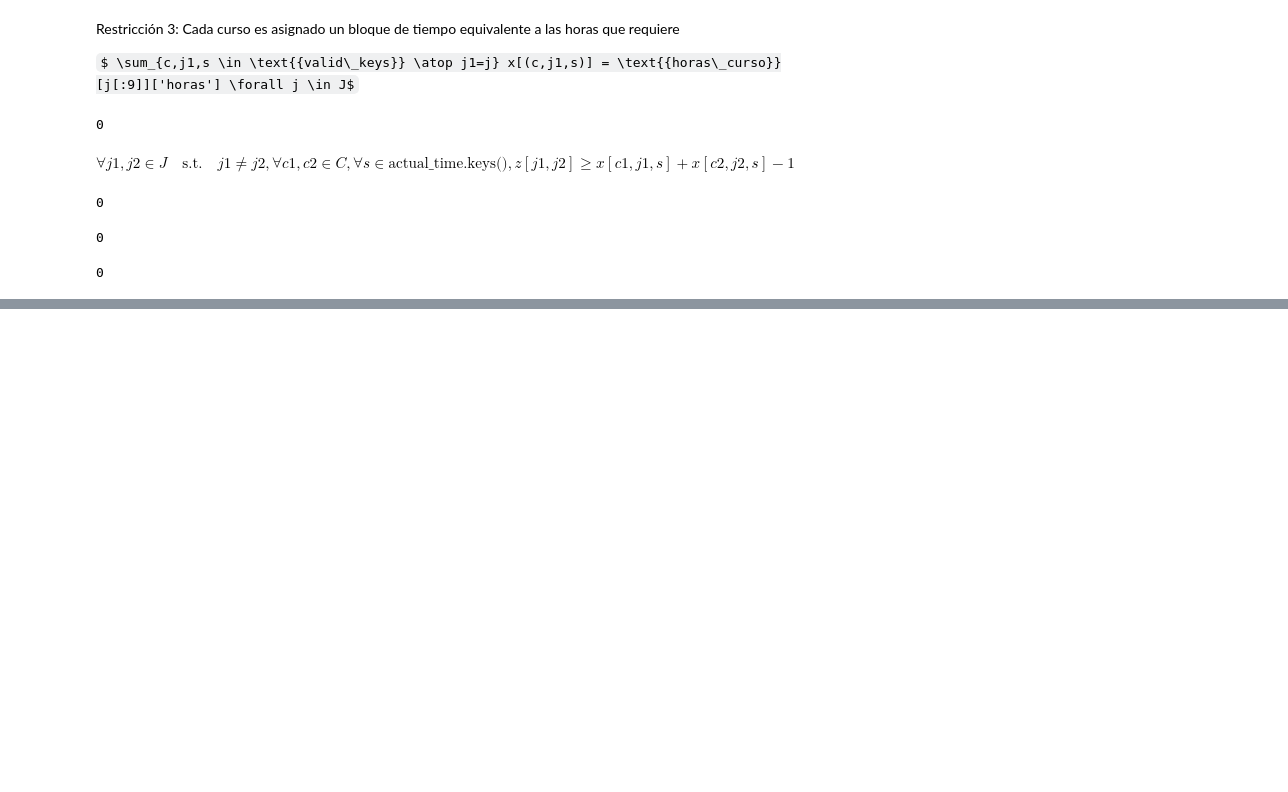
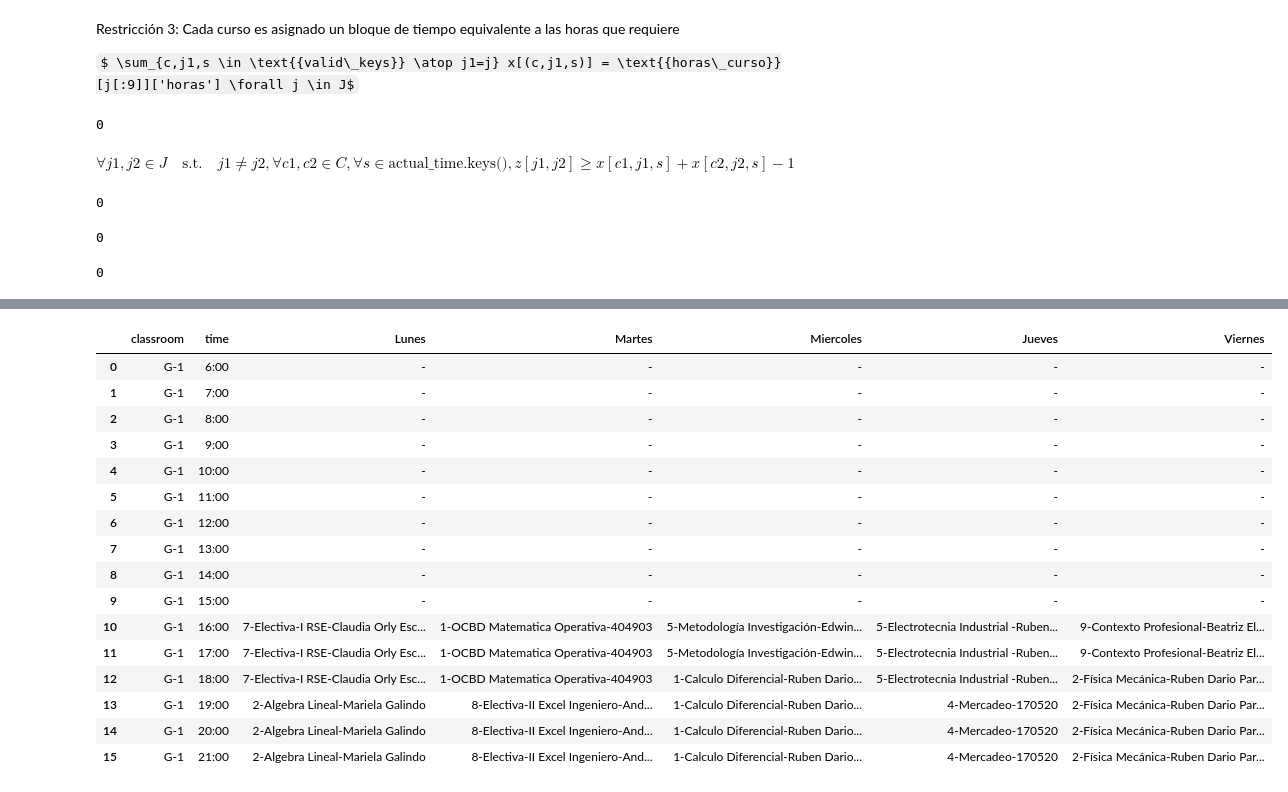
Before and after one commit to fabian-castano/timetabling_upb, a Jupyter notebook: simplified_model.ipynb, the cells around one changed output, grey strips where cells are left out. Cells and saved outputs as stored; diff of their text form; code cells hidden in the pictures; some formulas as TeX source; blank space fills up the shorter version.

```diff
--- a/simplified_model.ipynb
+++ b/simplified_model.ipynb
@@ -35,6 +35,8 @@ pairs=allocations['ensembles']
 teachers=set([int(t) for t in teachers])
 groups=set([g for g in groups])
 pairs=[(int(p[0]) ,p[1]) for p in pairs]
+# %%
+pairs_dict={j:i for i,j in pairs}
 # %%
 courses_by_teacher={}
 for p in pairs:
@@ -119,12 +136,23 @@ for j1,j2 in product(J,J):
     same_teacher[(j1,j2)]=0
     if j1[:9]==j2[:9]:
         same_course[(j1,j2)]=1
-    delta_semestre[(j1,j2)]=abs(ubicacion_semestral[j1[:9]]["Semestre"]-ubicacion_semestral[j2[:9]]["Semestre"])
+    delta_semestre[(j1,j2)]=9-abs(ubicacion_semestral[j1[:9]]["Semestre"]-ubicacion_semestral[j2[:9]]["Semestre"])
 
+sets_of_courses=[]
 for p in pairs:
     for p2 in pairs:
         if p[0]==p2[0]:
             same_teacher[(p[1],p2[1])]=1
+            sets_of_courses.append(set([p[1],p2[1]]))
+# merge sets of courses when they have a common course
+for i in range(len(sets_of_courses)):
+    for j in range(i+1,len(sets_of_courses)):
+        if len(sets_of_courses[i].intersection(sets_of_courses[j]))>0:
+            sets_of_courses[i]=sets_of_courses[i].union(sets_of_courses[j])
+            sets_of_courses[j]=set()
+# remove empty sets
+sets_of_courses=[s for s in sets_of_courses if len(s)>0]
+
 
 # course and time slot compatibility
 time_compatibility={}
@@ -319,0 +393,47 @@ la clase Fundamentos_Computación se imparte en un salón tipo  C en el horario
+# %%
+import pandas as pd
+list_dfs=[]
+# present the actual time data as an square matrix
+for sal in required_classrooms_by_tipe.keys():
+    for slot in range(1,required_classrooms_by_tipe[sal]+1):
+        sal_name=str(sal)+'-'+str(slot)
+
+
+        df=[]
+
+        for h in range(DAY_LENGTH):
+            df_line=[sal_name]
+            df_line.append(str(h+6)+':00')
+            for d in DAYS:
+                #print(schedule_grid[sal_name].keys())
+                if sal_name in schedule_grid.keys() and (d,str(h+6)+':00') in schedule_grid[sal_name].keys() and schedule_grid[sal_name][(d,str(h+6)+':00')] is not None:
+                    df_line.append(schedule_grid[sal_name][(d,str(h+6)+':00')].replace('_',' '))
+                else:
+                    df_line.append("-")
+
+            df.append(df_line)
+        df=pd.DataFrame(df,columns=["classroom",'time']+DAYS)
+        # save to an excel file app
+        list_dfs.append(df)
+        display(df)
+
+df=pd.concat(list_dfs)
+df.to_excel("schedule.xlsx",index=False)
+# %% [output]
+|  | classroom | time | Lunes | Martes | Miercoles | Jueves | Viernes |
+| 0 | G-1 | 6:00 | - | - | - | - | - |
+| 1 | G-1 | 7:00 | - | - | - | - | - |
+| 2 | G-1 | 8:00 | - | - | - | - | - |
+| 3 | G-1 | 9:00 | - | - | - | - | - |
+| 4 | G-1 | 10:00 | - | - | - | - | - |
+| 5 | G-1 | 11:00 | - | - | - | - | - |
+| 6 | G-1 | 12:00 | - | - | - | - | - |
+| 7 | G-1 | 13:00 | - | - | - | - | - |
+| 8 | G-1 | 14:00 | - | - | - | - | - |
+| 9 | G-1 | 15:00 | - | - | - | - | - |
+| 10 | G-1 | 16:00 | 7-Electiva-I RSE-Claudia Orly Esc... | 1-OCBD Matematica Operativa-404903 | 5-Metodología Investigación-Edwin... | 5-Electrotecnia Industrial -Ruben... | 9-Contexto Profesional-Beatriz El... |
+| 11 | G-1 | 17:00 | 7-Electiva-I RSE-Claudia Orly Esc... | 1-OCBD Matematica Operativa-404903 | 5-Metodología Investigación-Edwin... | 5-Electrotecnia Industrial -Ruben... | 9-Contexto Profesional-Beatriz El... |
+| 12 | G-1 | 18:00 | 7-Electiva-I RSE-Claudia Orly Esc... | 1-OCBD Matematica Operativa-404903 | 1-Calculo Diferencial-Ruben Dario... | 5-Electrotecnia Industrial -Ruben... | 2-Física Mecánica-Ruben Dario Par... |
+| 13 | G-1 | 19:00 | 2-Algebra Lineal-Mariela Galindo | 8-Electiva-II Excel Ingeniero-And... | 1-Calculo Diferencial-Ruben Dario... | 4-Mercadeo-170520 | 2-Física Mecánica-Ruben Dario Par... |
+| 14 | G-1 | 20:00 | 2-Algebra Lineal-Mariela Galindo | 8-Electiva-II Excel Ingeniero-And... | 1-Calculo Diferencial-Ruben Dario... | 4-Mercadeo-170520 | 2-Física Mecánica-Ruben Dario Par... |
+| 15 | G-1 | 21:00 | 2-Algebra Lineal-Mariela Galindo | 8-Electiva-II Excel Ingeniero-And... | 1-Calculo Diferencial-Ruben Dario... | 4-Mercadeo-170520 | 2-Física Mecánica-Ruben Dario Par... |
```
Also changed, not shown: parts of 18 cells of this notebook, 1 other file.
